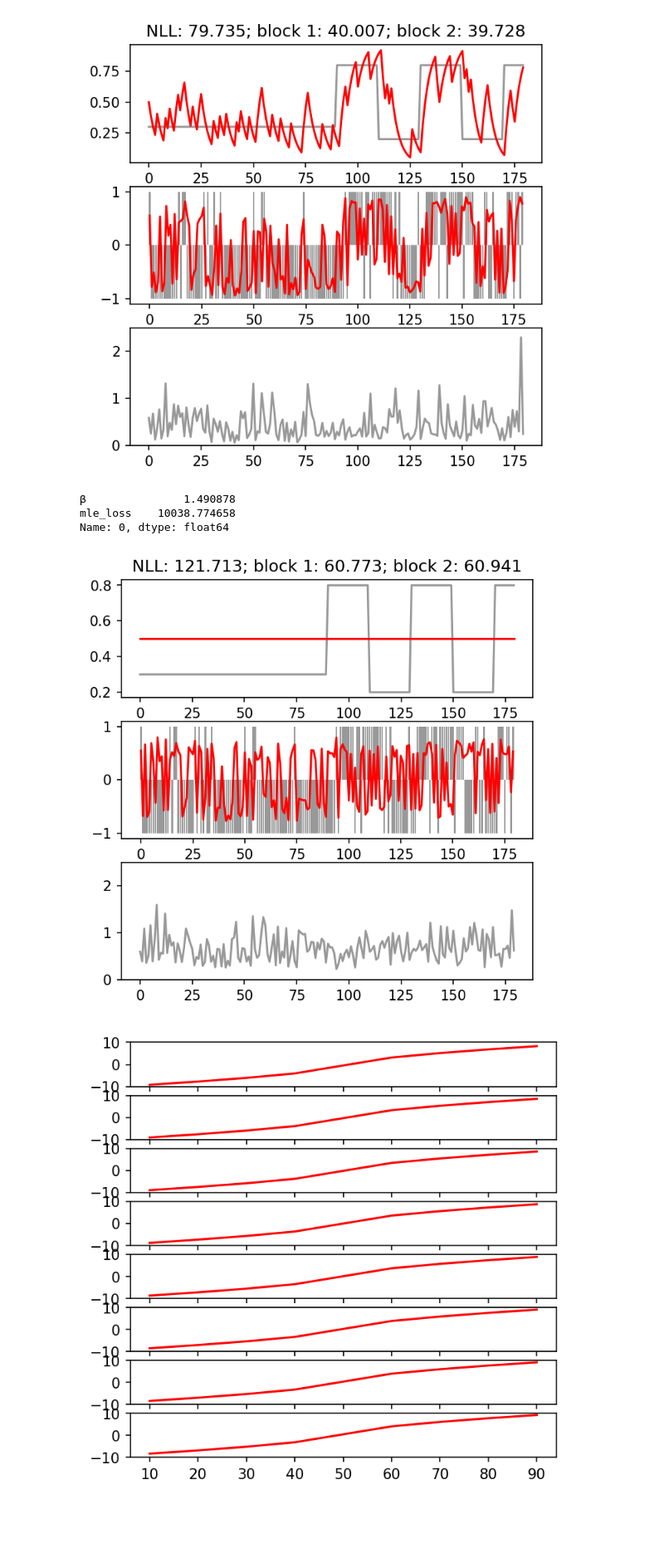
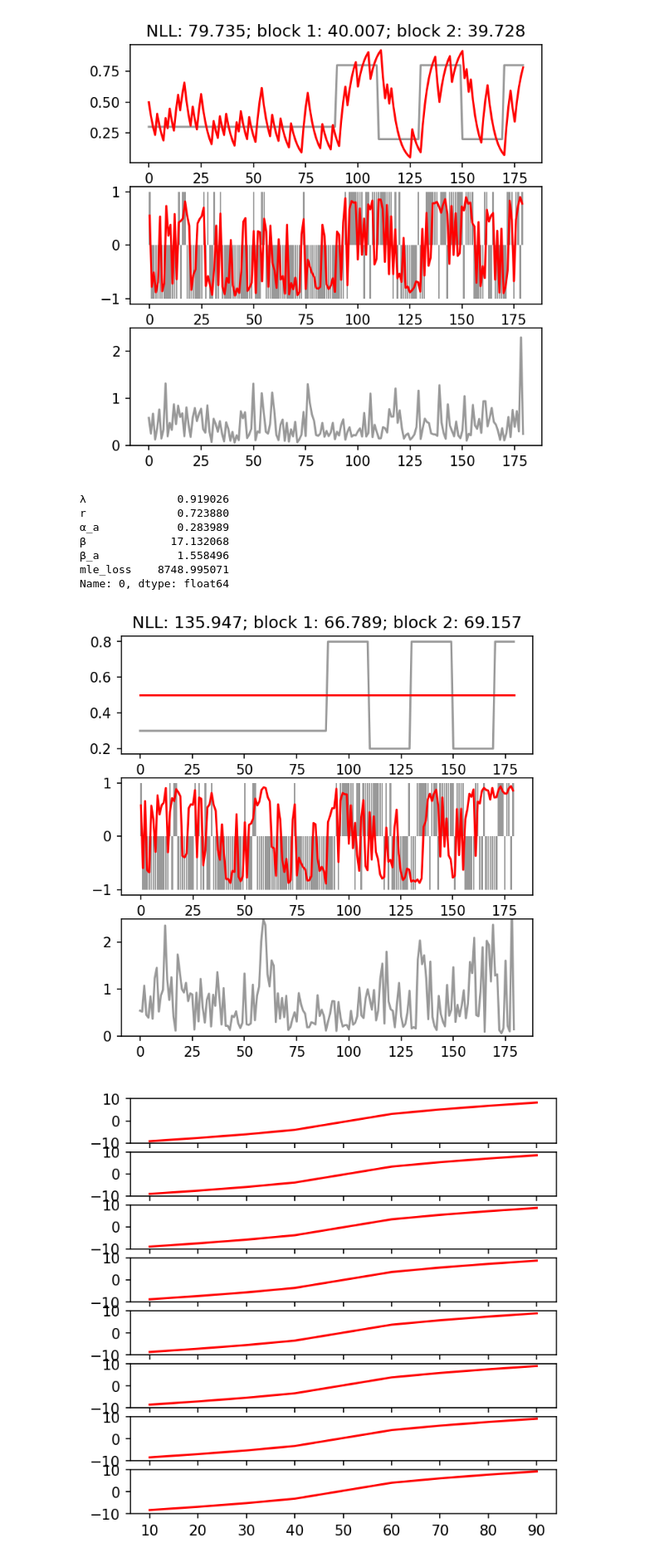
Before and after one commit to fangzefunny/vol-stab, a Jupyter notebook: sim-avg.ipynb, the cells around one changed output. Shown at 83% size. Cells and saved outputs as stored; diff of their text form; code cells hidden in the pictures; blank space fills up the shorter version.

```diff
--- a/sim-avg.ipynb
+++ b/sim-avg.ipynb
@@ -86,7 +86,7 @@ def plot_sim( sim_data):
     # plt.scatter( trials, human_a1, color='b')
     # plt.plot( trials, avg_a1, color='b')
 # %%
-sub_id = 'n25'
+sub_id = 'cb'
 # %%
 plot_sim(sim( 'RRmodel', sub_id, seed=1234))
 # %% [output]
@@ -153,12 +153,16 @@ mle_loss    8485.030345
 Name: 0, dtype: float64
 [figure]
 # %%
-plot_sim(sim( 'max_mag', sub_id, seed=1234))
+plot_sim(sim( 'model11_m', sub_id, seed=1234))
 # %% [output]
-β               1.490878
-mle_loss    10038.774658
+λ              0.919026
+r              0.723880
+α_a            0.283989
+β             17.132068
+β_a            1.558496
+mle_loss    8748.995071
 Name: 0, dtype: float64
-[figure, old version]
+[figure, new version]
 # %%
 def m11( p, M):
     m1, m2 = M
```
Also changed, not shown: 3 other files.
